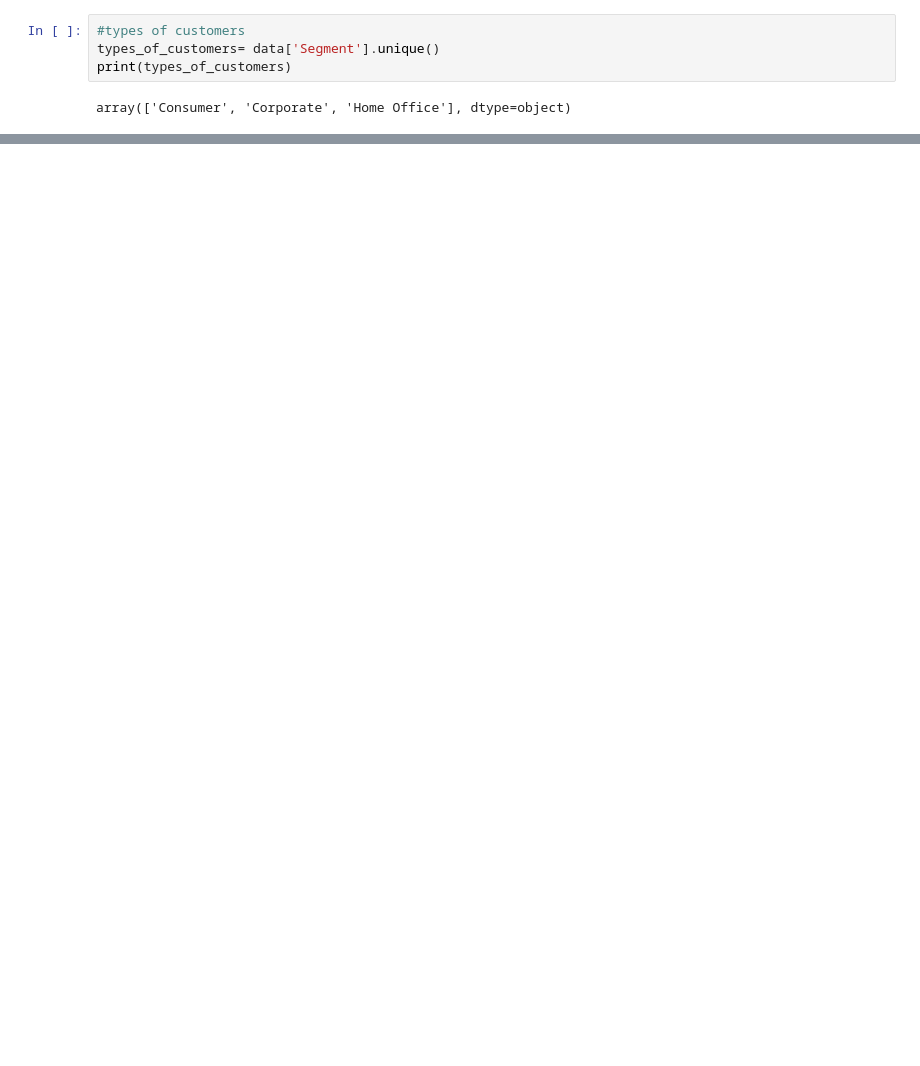
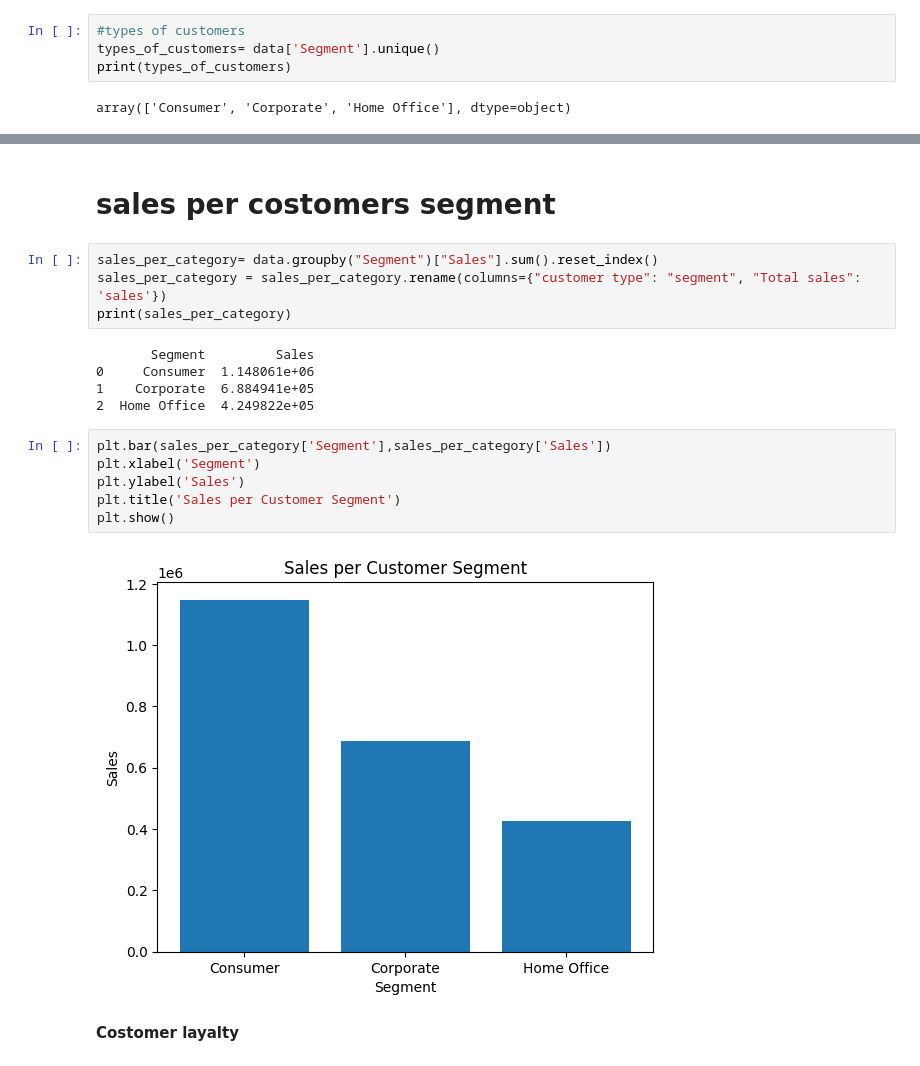
Before and after one commit to brianisinga/data-analysis-with-python, a Jupyter notebook: stock analysis.ipynb, the cells around one changed output, grey strips where cells are left out. Cells and saved outputs as stored; diff of their text form; blank space fills up the shorter version.

```diff
--- a/stock analysis.ipynb
+++ b/stock analysis.ipynb
@@ -131,3 +131,24 @@ plt.title('Number of Customers in each Segment')
 plt.show()
 # %% [output]
 [figure]
+# %% [markdown]
+# **sales per costomers segment**
+# %%
+sales_per_category= data.groupby("Segment")["Sales"].sum().reset_index()
+sales_per_category = sales_per_category.rename(columns={"customer type": "segment", "Total sales": 'sales'})
+print(sales_per_category)
+# %% [output]
+       Segment         Sales
+0     Consumer  1.148061e+06
+1    Corporate  6.884941e+05
+2  Home Office  4.249822e+05
+# %%
+plt.bar(sales_per_category['Segment'],sales_per_category['Sales'])
+plt.xlabel('Segment')
+plt.ylabel('Sales')
+plt.title('Sales per Customer Segment')
+plt.show()
+# %% [output]
+[figure, added]
+# %% [markdown]
+**Costomer layalty**
```
Also changed, not shown: parts of 4 cells of this notebook.
